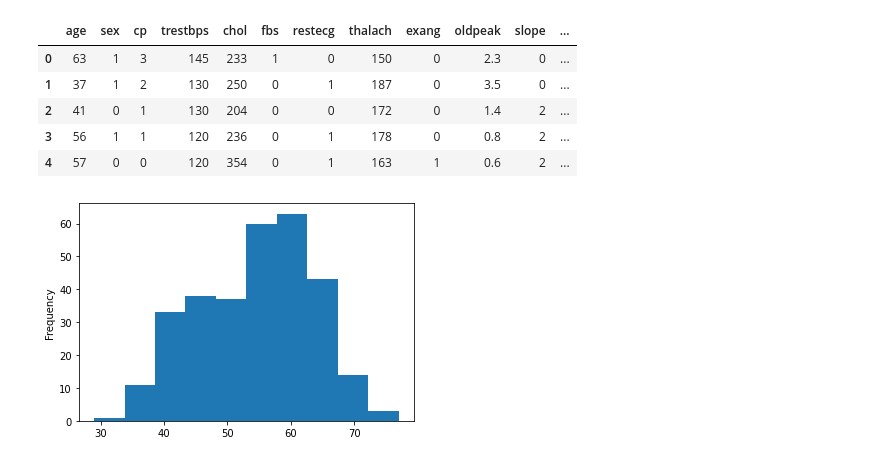
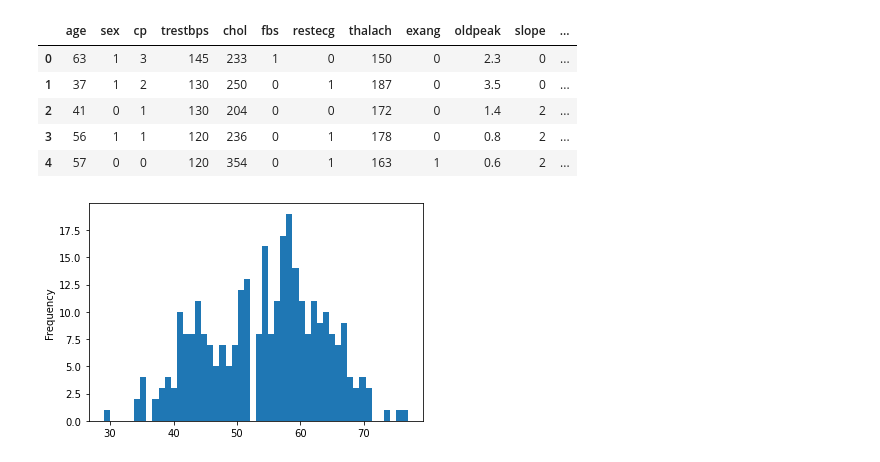
Before and after one commit to Axl11475581/Projects-Folder, a Jupyter notebook: Data Science & Machine Learning/Matplotlib/Introduction-to-matplotlib.ipynb, the cells around one changed output. Saved outputs shown, nothing was run; the diff lists cells and outputs as text; code cells hidden in the pictures.

```diff
--- a/Data Science & Machine Learning/Matplotlib/Introduction-to-matplotlib.ipynb
+++ b/Data Science & Machine Learning/Matplotlib/Introduction-to-matplotlib.ipynb
@@ -362,8 +362,8 @@ heart_disease.head()
 | 2 | 41 | 0 | 1 | 130 | 204 | 0 | 0 | 172 | 0 | 1.4 | 2 | ... |
 | 3 | 56 | 1 | 1 | 120 | 236 | 0 | 1 | 178 | 0 | 0.8 | 2 | ... |
 | 4 | 57 | 0 | 0 | 120 | 354 | 0 | 1 | 163 | 1 | 0.6 | 2 | ... |
-# %%
-# Histogram of age
-heart_disease["age"].plot.hist();
-# %% [output]
-[figure, removed]
+# %%
+# Histogram of age
+heart_disease["age"].plot.hist(bins=50);
+# %% [output]
+[figure, added]
```
Also changed, not shown: parts of 3 cells of this notebook.
